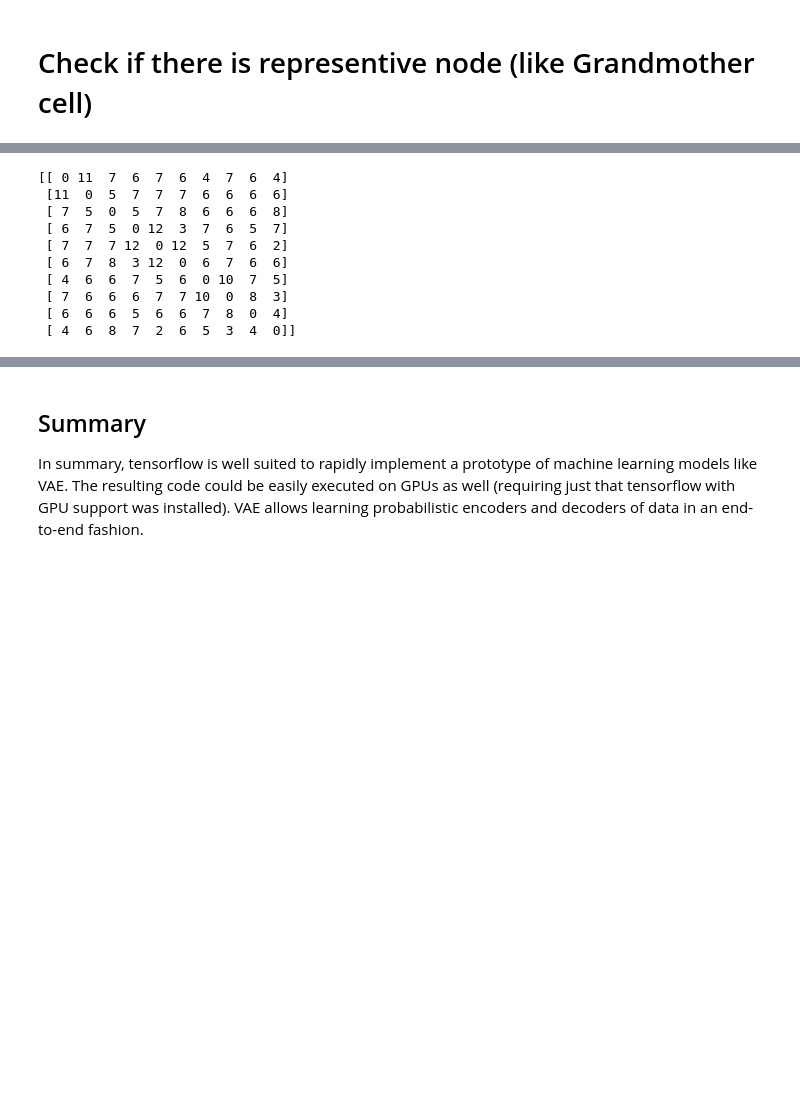
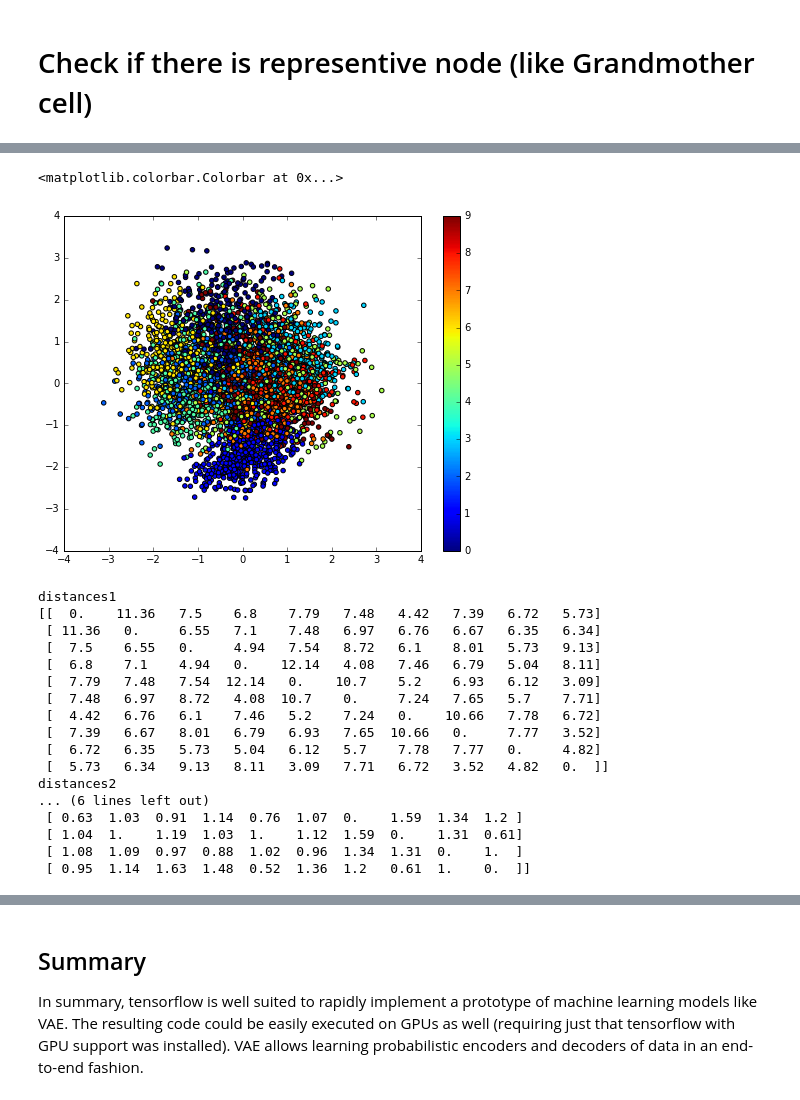
Before and after one commit to Itsukara/vae-hidden-layer, a Jupyter notebook: vae.ipynb, the cells around one changed output, grey strips where cells are left out. Saved outputs shown, nothing was run; the diff lists cells and outputs as text; code cells hidden in the pictures; blank space fills up the shorter version.

```diff
--- a/vae.ipynb
+++ b/vae.ipynb
@@ -328,7 +319,32 @@ for char in range(10):
+# %%
+#Display hidden layer for each character with 2D graph
+# Resut: NO "representive node (like Grandmother cell)"
+
+num_all_sample = 5000
+x_sample, y_sample = mnist.test.next_batch(num_all_sample)
+
+index1, index2 = 18, 25
+z_mu = vae.transform(x_sample)
+plt.figure(figsize=(8, 6))
+plt.scatter(z_mu[:, index1], z_mu[:, index2], c=np.argmax(y_sample, 1))
+plt.colorbar()
+# %% [output]
+<matplotlib.colorbar.Colorbar at 0x...>
+[figure, added]
 # %%
 # Calculate "center of gravity" of hidden layer for each character cluster
 # and distances among centers.
 # Result: They are rather near!! Max distance is only 12!!
+
+# Euclidean length
+def distance1(x, y):
+    return np.sum((x - y)**2, axis=-1)
+
+# Angle Distance
+def distance2(x, y):
+    lx = np.sqrt(np.sum(x * x, axis=-1))
+    ly = np.sqrt(np.sum(y * y, axis=-1))
+    return 1.0 - np.sum(x * y, axis=-1) / (lx * ly)
 
 centers = []
 z_mus = []
@@ -339,19 +355,34 @@ for char in range(10):
     centers.append(center)
 
 centers = np.array(centers)
-distances = np.sum((centers[:, None] - centers[None, :]) ** 2, axis=2).astype(np.int)
+centers1 = centers[np.newaxis, :, :]
+centers2 = centers[:, np.newaxis, :]
+
+print("distances1")
+distances1 = (distance1(centers1, centers2)*100).astype(np.int) /100
+print(distances1)
+
+print("distances2")
+distances = (distance2(centers1, centers2)*100).astype(np.int) /100
 print(distances)
 # %% [output]
-[[ 0 11  7  6  7  6  4  7  6  4]
- [11  0  5  7  7  7  6  6  6  6]
- [ 7  5  0  5  7  8  6  6  6  8]
- [ 6  7  5  0 12  3  7  6  5  7]
- [ 7  7  7 12  0 12  5  7  6  2]
- [ 6  7  8  3 12  0  6  7  6  6]
- [ 4  6  6  7  5  6  0 10  7  5]
- [ 7  6  6  6  7  7 10  0  8  3]
- [ 6  6  6  5  6  6  7  8  0  4]
- [ 4  6  8  7  2  6  5  3  4  0]]
+distances1
+[[  0.    11.36   7.5    6.8    7.79   7.48   4.42   7.39   6.72   5.73]
+ [ 11.36   0.     6.55   7.1    7.48   6.97   6.76   6.67   6.35   6.34]
+ [  7.5    6.55   0.     4.94   7.54   8.72   6.1    8.01   5.73   9.13]
+ [  6.8    7.1    4.94   0.    12.14   4.08   7.46   6.79   5.04   8.11]
+ [  7.79   7.48   7.54  12.14   0.    10.7    5.2    6.93   6.12   3.09]
+ [  7.48   6.97   8.72   4.08  10.7    0.     7.24   7.65   5.7    7.71]
+ [  4.42   6.76   6.1    7.46   5.2    7.24   0.    10.66   7.78   6.72]
+ [  7.39   6.67   8.01   6.79   6.93   7.65  10.66   0.     7.77   3.52]
+ [  6.72   6.35   5.73   5.04   6.12   5.7    7.78   7.77   0.     4.82]
+ [  5.73   6.34   9.13   8.11   3.09   7.71   6.72   3.52   4.82   0.  ]]
+distances2
+... (6 lines left out)
+ [ 0.63  1.03  0.91  1.14  0.76  1.07  0.    1.59  1.34  1.2 ]
+ [ 1.04  1.    1.19  1.03  1.    1.12  1.59  0.    1.31  0.61]
+ [ 1.08  1.09  0.97  0.88  1.02  0.96  1.34  1.31  0.    1.  ]
+ [ 0.95  1.14  1.63  1.48  0.52  1.36  1.2   0.61  1.    0.  ]]
 # %%
 # Display histgrom of distance in each charcter cluster.
 # Result: Some data in cluster are farther than other center!!
```
Also changed, not shown: parts of 13 cells of this notebook, 1 other file.
